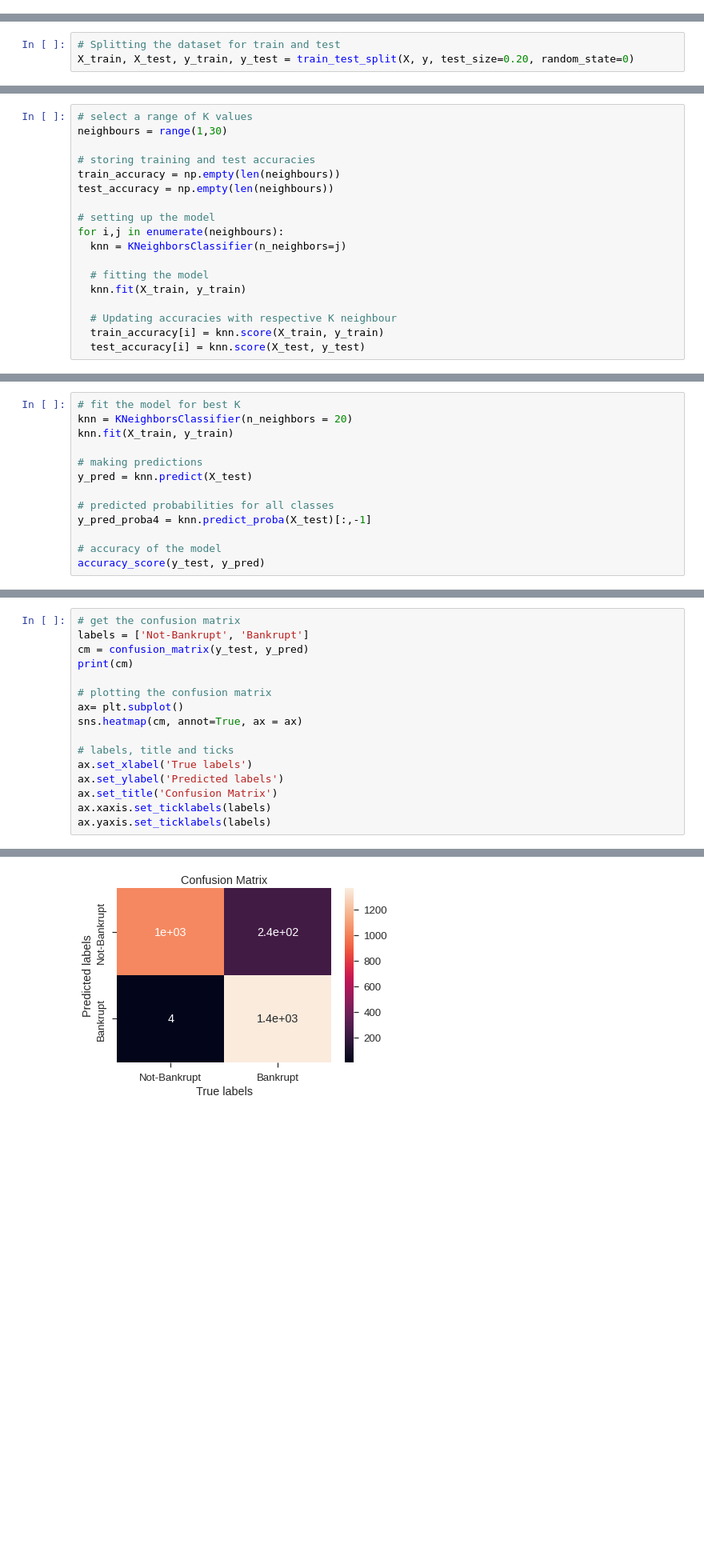
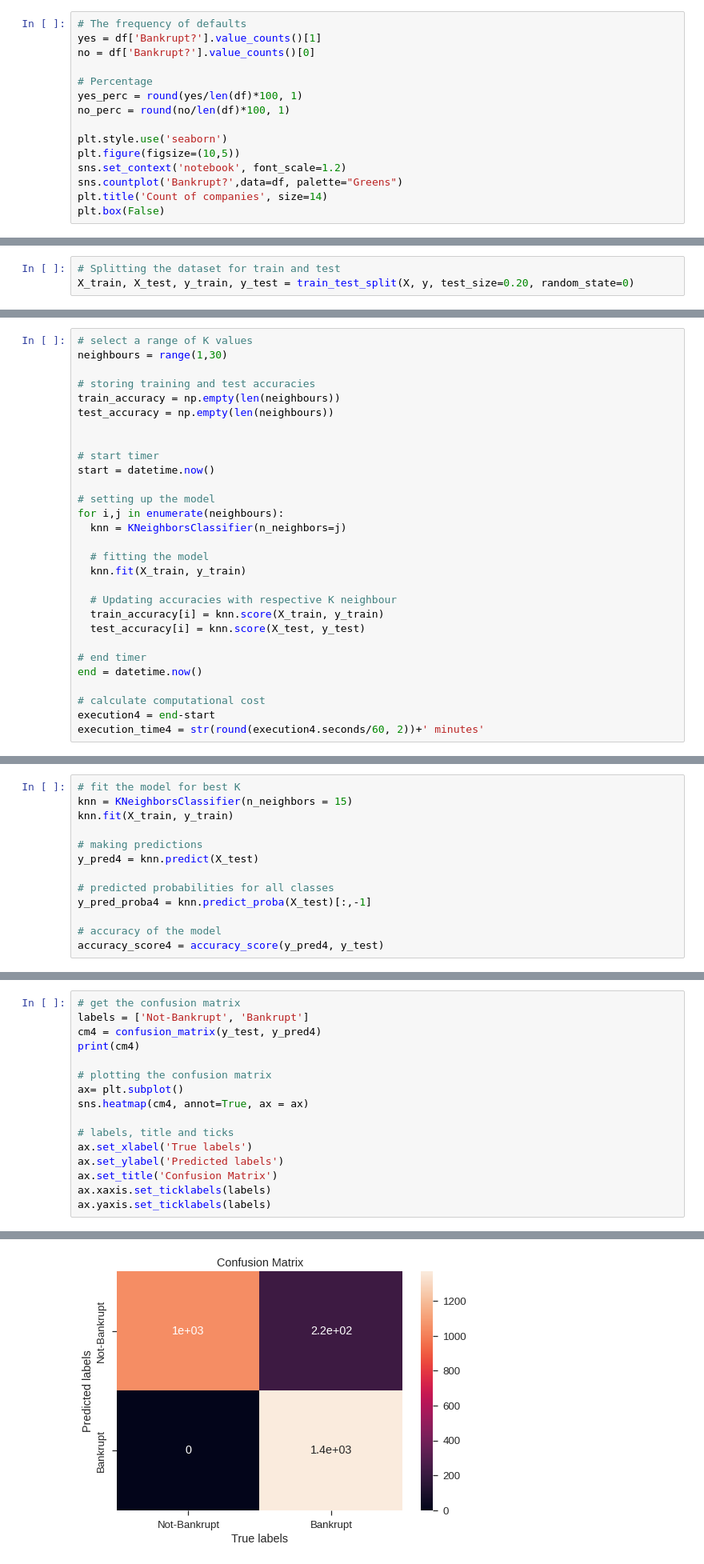
Before and after one commit to Selva-Subramanian/Company-bankruptcy-prediction, a Jupyter notebook: COMPANY_BANKRUPTCY_PREDICTION.ipynb, the cells around one changed output, grey strips where cells are left out. Shown at 80% size. Cells and saved outputs as stored; diff of their text form; blank space fills up the shorter version.

```diff
--- a/COMPANY_BANKRUPTCY_PREDICTION.ipynb
+++ b/COMPANY_BANKRUPTCY_PREDICTION.ipynb
@@ -491,3 +500,18 @@ df['Bankrupt?'].value_counts()
 1    6599
 0    6599
 Name: Bankrupt?, dtype: int64
+# %%
+# The frequency of defaults
+yes = df['Bankrupt?'].value_counts()[1]
+no = df['Bankrupt?'].value_counts()[0]
+
+# Percentage
+yes_perc = round(yes/len(df)*100, 1)
+no_perc = round(no/len(df)*100, 1)
+
+plt.style.use('seaborn')
+plt.figure(figsize=(10,5))
+sns.set_context('notebook', font_scale=1.2)
+sns.countplot('Bankrupt?',data=df, palette="Greens")
+plt.title('Count of companies', size=14)
+plt.box(False)
@@ -785,6 +821,10 @@ neighbours = range(1,30)
 # storing training and test accuracies
 train_accuracy = np.empty(len(neighbours))
 test_accuracy = np.empty(len(neighbours))
+
+
+# start timer
+start = datetime.now()
 
 # setting up the model
 for i,j in enumerate(neighbours):
@@ -796,6 +836,13 @@ for i,j in enumerate(neighbours):
   # Updating accuracies with respective K neighbour
   train_accuracy[i] = knn.score(X_train, y_train)
   test_accuracy[i] = knn.score(X_test, y_test)
+
+# end timer
+end = datetime.now()
+
+# calculate computational cost
+execution4 = end-start
+execution_time4 = str(round(execution4.seconds/60, 2))+' minutes'
 # %%
 # plot accuracy for various values of K
 plt.plot(neighbours, train_accuracy, label = 'training_accuracy')
@@ -810,13 +857,13 @@ plt.legend()
 # %%
 # fit the model for best K
-knn = KNeighborsClassifier(n_neighbors = 20)
+knn = KNeighborsClassifier(n_neighbors = 15)
 knn.fit(X_train, y_train)
 
 # making predictions
-y_pred = knn.predict(X_test)
+y_pred4 = knn.predict(X_test)
 
 # predicted probabilities for all classes
 y_pred_proba4 = knn.predict_proba(X_test)[:,-1]
 
 # accuracy of the model
-accuracy_score(y_test, y_pred)
+accuracy_score4 = accuracy_score(y_pred4, y_test)
@@ -825,12 +870,12 @@ accuracy_score(y_test, y_pred)
 # %%
 # get the confusion matrix
 labels = ['Not-Bankrupt', 'Bankrupt']
-cm = confusion_matrix(y_test, y_pred)
-print(cm)
+cm4 = confusion_matrix(y_test, y_pred4)
+print(cm4)
 
 # plotting the confusion matrix
 ax= plt.subplot()
-sns.heatmap(cm, annot=True, ax = ax)
+sns.heatmap(cm4, annot=True, ax = ax)
 
 # labels, title and ticks
 ax.set_xlabel('True labels')
@@ -844,5 +889,5 @@ ax.yaxis.set_ticklabels(labels)
 [Text(0, 0.5, 'Not-Bankrupt'), Text(0, 1.5, 'Bankrupt')]
-[figure, old version]
+[figure, new version]
 # %%
 # plotting roc area under curve
 fpr4, tpr4, threshold4 = roc_curve(y_test, y_pred_proba4)
```
Also changed, not shown: parts of 42 cells of this notebook.
